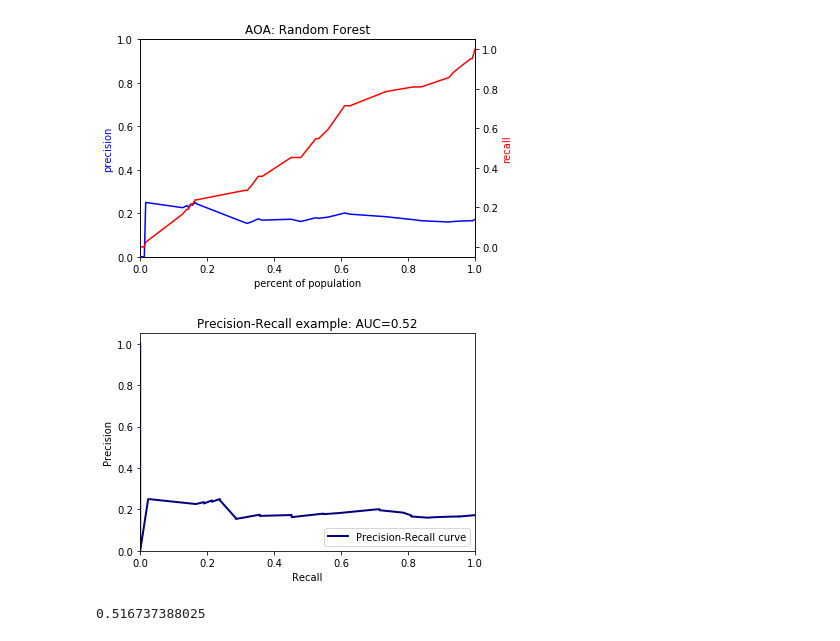
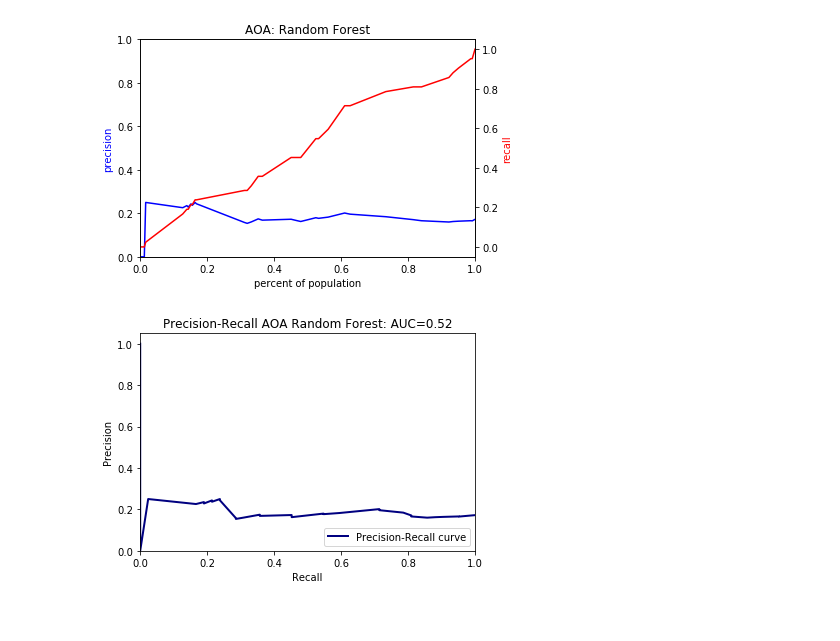
Before and after one commit to jgutman/eduanalytics, a Jupyter notebook: connecting_to_database_with_python.ipynb, the cells around one changed output. Saved outputs shown, nothing was run; the diff lists cells and outputs as text; code cells hidden in the pictures.

```diff
--- a/connecting_to_database_with_python.ipynb
+++ b/connecting_to_database_with_python.ipynb
@@ -212,7 +212,7 @@ def plot_pr_curve(y_true, y_prob, model_name):
     plt.ylabel('Precision')
     plt.ylim([0.0, 1.05])
     plt.xlim([0.0, 1.0])
-    plt.title('Precision-Recall {}: AUC={0:0.2f}'.format(model_name, auc))
+    plt.title('Precision-Recall {}: AUC={:0.2f}'.format(model_name, auc))
     plt.legend(loc="lower right")
     plt.show()
 # %% [markdown]
@@ -237,7 +237,8 @@ credentials_path = '/Volumes/IIME/EDS/data/admissions/db_credentials'
 
 engine = connect_to_database(credentials_path, group)
 # %%
-tbl_name = 'grades_gpa_mcat_other_features'
+# tbl_name = 'grades_gpa_mcat_other_features'
+tbl_name = 'grades_gpa_mcat_medschool'
 model_matrix = get_data_for_modeling(engine, tbl_name)
 # %%
 model_matrix.shape
@@ -395,11 +387,6 @@ plot_precision_recall_n(y_test, risk_scores[:,1], 'AOA: Random Forest')
 <matplotlib.figure.Figure at 0x...>
 [figure]
 # %%
-plot_pr_curve(y_test, risk_scores[:,1], '')
+plot_pr_curve(y_test, risk_scores[:,1], 'AOA Random Forest')
 # %% [output]
-[figure, old version]
+[figure, new version]
-# %%
-auc = sklearn.metrics.roc_auc_score(y_test, risk_scores[:,1])
-print(auc)
-# %% [output]
-0.516737388025
```
Also changed, not shown: parts of 4 cells of this notebook, 2 other files.
